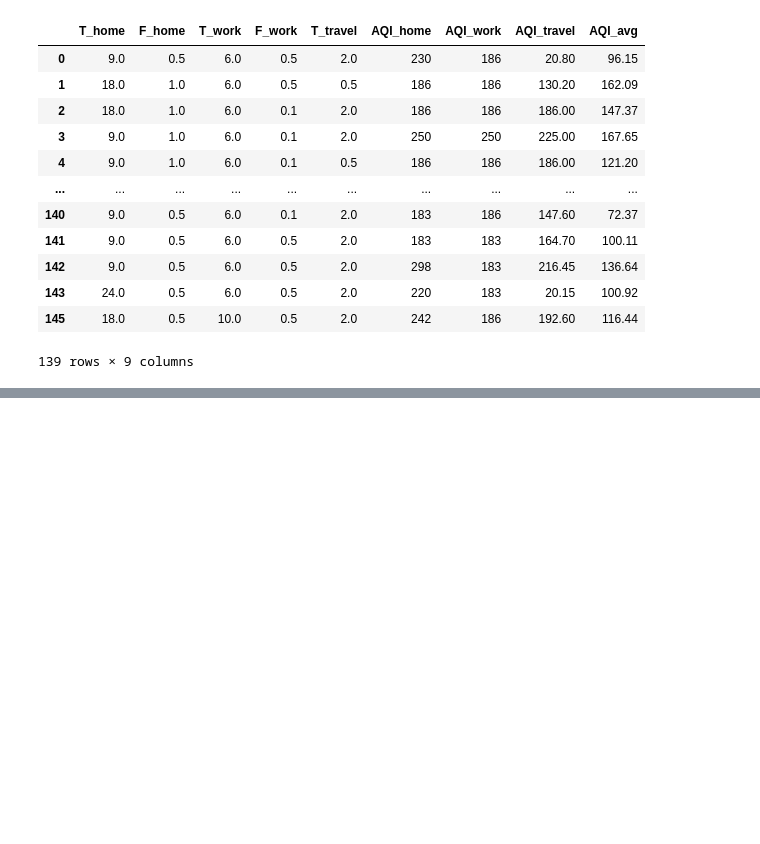
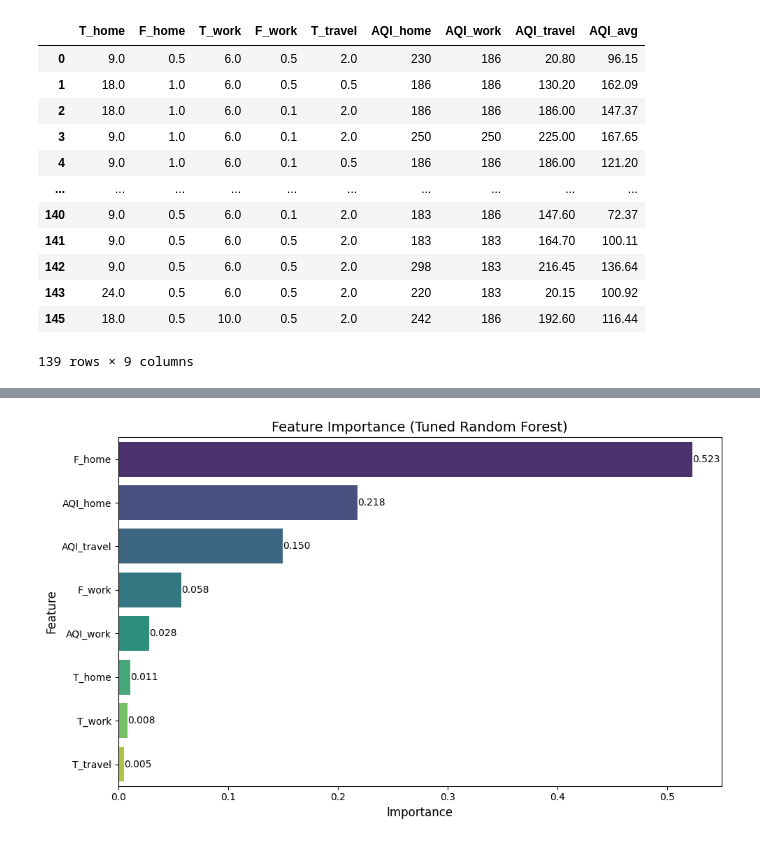
Before and after one commit to Wrudra/AirAwareDhaka, a Jupyter notebook: airawaredhaka.ipynb, the cells around one changed output, grey strips where cells are left out. Saved outputs shown, nothing was run; the diff lists cells and outputs as text; code cells hidden in the pictures; blank space fills up the shorter version.

```diff
--- a/airawaredhaka.ipynb
+++ b/airawaredhaka.ipynb
@@ -387,0 +510,22 @@ print(performance_df)
+# %%
+# Get the tuned Random Forest model from Cell 4
+best_rf = rf_grid_search.best_estimator_
+
+# Get feature importance
+feature_importance = pd.DataFrame({
+    'Feature': X.columns,
+    'Importance': best_rf.feature_importances_
+}).sort_values(by='Importance', ascending=False)
+
+# Plot feature importance
+plt.figure(figsize=(10, 6))
+sns.barplot(x='Importance', y='Feature', data=feature_importance, palette='viridis')
+plt.title('Feature Importance (Tuned Random Forest)', fontsize=14)
+plt.xlabel('Importance', fontsize=12)
+plt.ylabel('Feature', fontsize=12)
+for index, value in enumerate(feature_importance['Importance']):
+    plt.text(value, index, f'{value:.3f}', va='center', fontsize=10)
+plt.tight_layout()
+plt.savefig('feature_importance_rf_refined.png')
+# %% [output]
+[figure, added]
```
Also changed, not shown: parts of 10 cells of this notebook.
